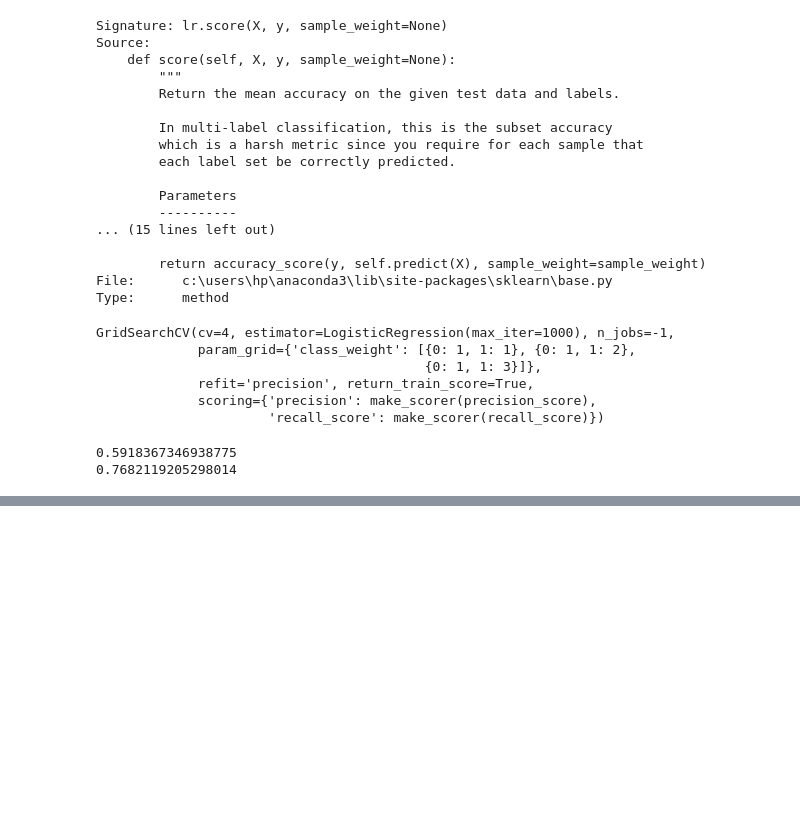
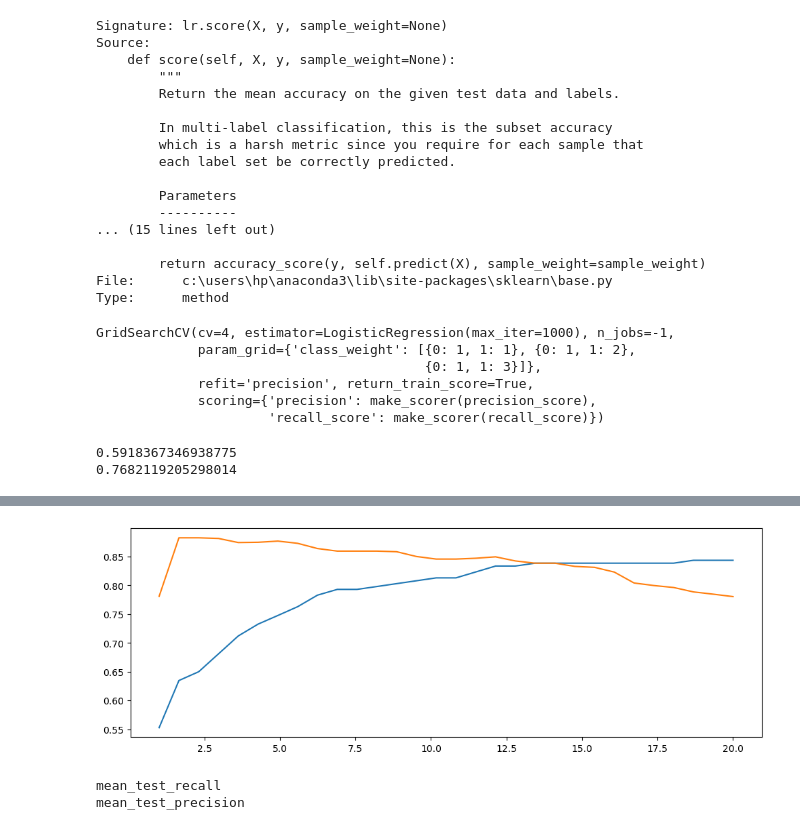
Before and after one commit to muhammadhananbaloch/Machine-Learning-Python, a Jupyter notebook: Scikit Learn/metrics.ipynb, the cells around one changed output, grey strips where cells are left out. Saved outputs shown, nothing was run; the diff lists cells and outputs as text; code cells hidden in the pictures; blank space fills up the shorter version.

Commit message:
Add more settings to grid search and plot graph to see the test results.

```diff
--- a/Scikit Learn/metrics.ipynb
+++ b/Scikit Learn/metrics.ipynb
@@ -93,0 +96,14 @@ pd.DataFrame(grid.cv_results_)
+# %%
+from sklearn.model_selection import GridSearchCV
+from sklearn.metrics import precision_score, recall_score, make_scorer
+
+grid = GridSearchCV(
+    estimator=LogisticRegression(max_iter=1000),
+    param_grid={'class_weight': [{0: 1, 1: v} for v in np.linspace(1, 20, 30)]}, #linspace should give higher resolution on the effect of class weight
+    scoring={'precision': make_scorer(precision_score), 'recall': make_scorer(recall_score)},
+    refit= 'precision', # choose the best model best on this score
+    return_train_score=True,
+    cv=10, # more cross validation means accurate metrics but longer to run
+    n_jobs=-1 # grid search occurs in parallel
+)
+grid.fit(X, y)
@@ -93,0 +138,15 @@ pd.DataFrame(grid.cv_results_)
+# %%
+plt.figure(figsize=(12, 4))
+df = pd.DataFrame(grid.cv_results_)
+for score in ['mean_test_recall', 'mean_test_precision']:
+    plt.plot([_[1] for _ in df['param_class_weight']],
+            df[score],
+            label=score)
+# %% [output]
+[figure, added]
+# %%
+for score in ['mean_test_recall', 'mean_test_precision']:
+    print(score)
+# %% [output]
+mean_test_recall
+mean_test_precision
```
Also changed, not shown: parts of 6 cells of this notebook.
